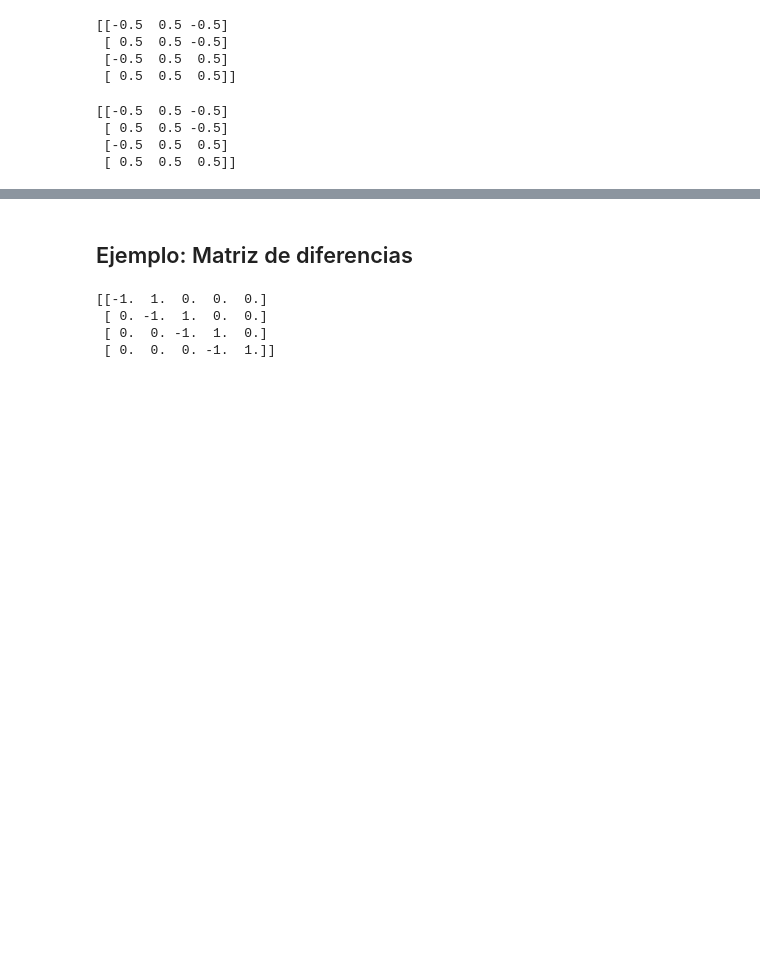
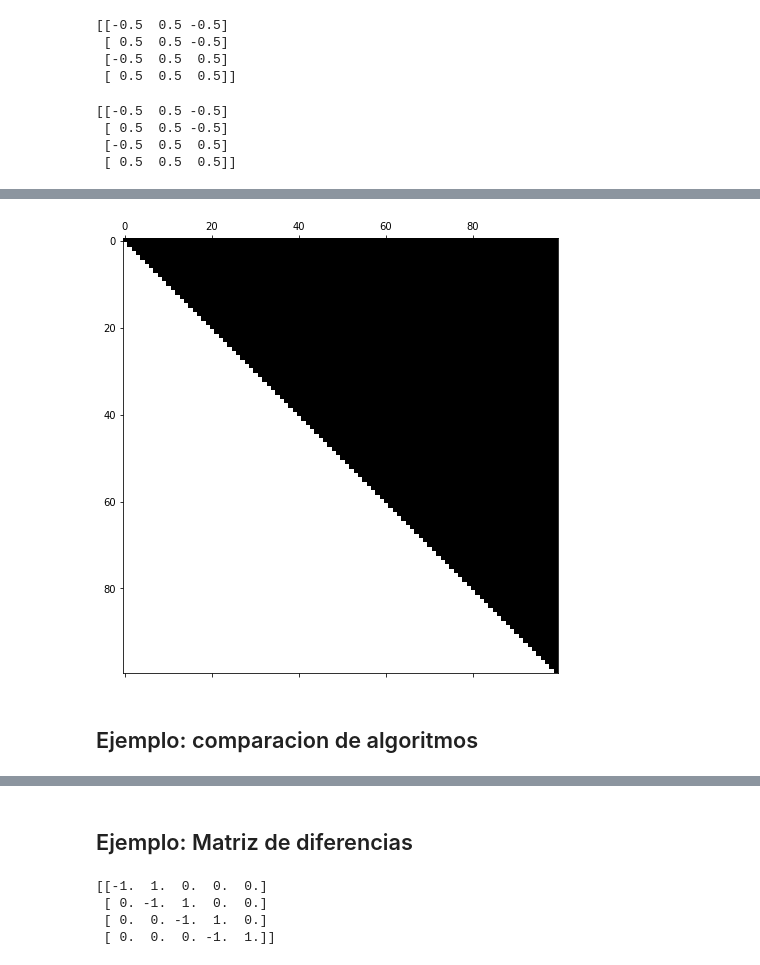
Before and after one commit to ManuelSanchezUribe/IMT3850, a Jupyter notebook: Jupyter notebooks/Algebra Linear 2.ipynb, the cells around one changed output, grey strips where cells are left out. Drawn from its saved outputs; the diff is of its cells as text; code cells hidden in the pictures; blank space fills up the shorter version.

```diff
--- a/Jupyter notebooks/Algebra Linear 2.ipynb
+++ b/Jupyter notebooks/Algebra Linear 2.ipynb
@@ -126,0 +131,17 @@ print(Q)
+# %%
+ep = 10**(-7)
+A = np.ones((10,10)) + ep*np.eye((10));
+#print(A)
+Q, R = GramSchmidt_clasico(A)
+print("*** Gram-Schmidt clasico.\n")
+print("    || A - QR ||2    :", np.linalg.norm(A -np.dot(Q,R)))
+print("    || Q.T@Q - I ||2 :", np.linalg.norm(np.dot(Q.T, Q)-np.eye(10)))
+print("    || q1*q2 ||2     :", np.dot(Q[:,1], Q[:,2]))
+
+Q, R = GramSchmidt_modificado(A)
+print("\n\n ")
+print("*** Gram-Schmidt modified.\n")
+print("    || A - QR ||2    :", np.linalg.norm(A -np.dot(Q,R)))
+print("    || Q.T@Q - I ||2 :", np.linalg.norm(np.dot(Q.T, Q)-np.eye(10)))
+
+print("    || q1*q2 ||2     :", np.dot(Q[:,1], Q[:,2]))
@@ -126,0 +363,21 @@ print(Q)
+# %%
+fig, ax = plt.subplots(figsize=(8,8))
+ims = []
+for i in range(100):
+    #title = "Iteracion Householder, n = %s" % i
+    #ax.set_title(title)
+    im = ax.spy(RALL[i],precision=1e-14, animated=True)
+
+    if i == 0:
+        ax.spy(RALL[i], precision=1e-14)  # show an initial one first
+    ims.append([im])
+
+ani = animation.ArtistAnimation(fig, ims, interval=50, blit=True,
+                                repeat_delay=1000)
+ani.save("HouseholderQR.gif")
+
+plt.show()
+# %% [output]
+[figure, added]
+# %% [markdown]
+## Ejemplo: comparacion de algoritmos
```
Also changed, not shown: parts of 14 cells of this notebook, 1 other file.
